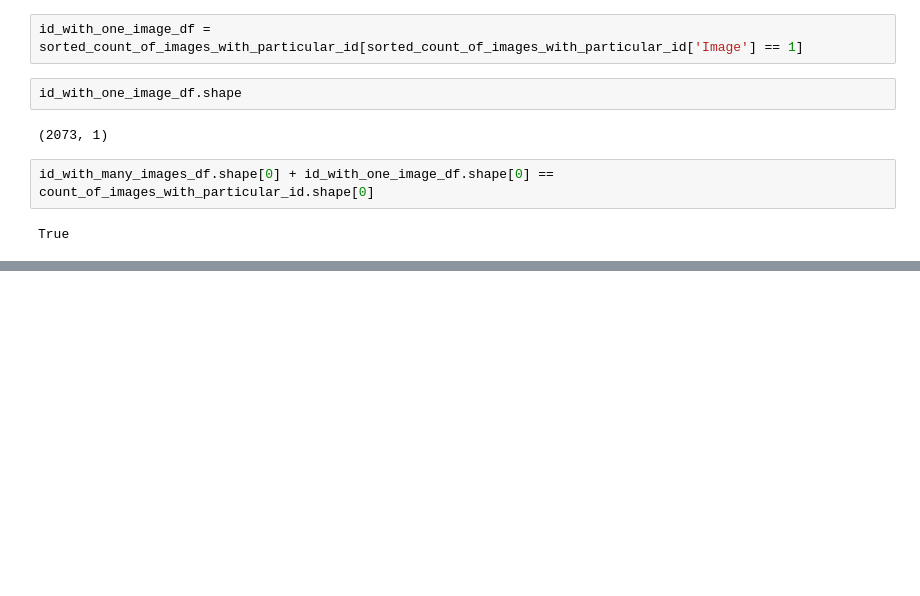
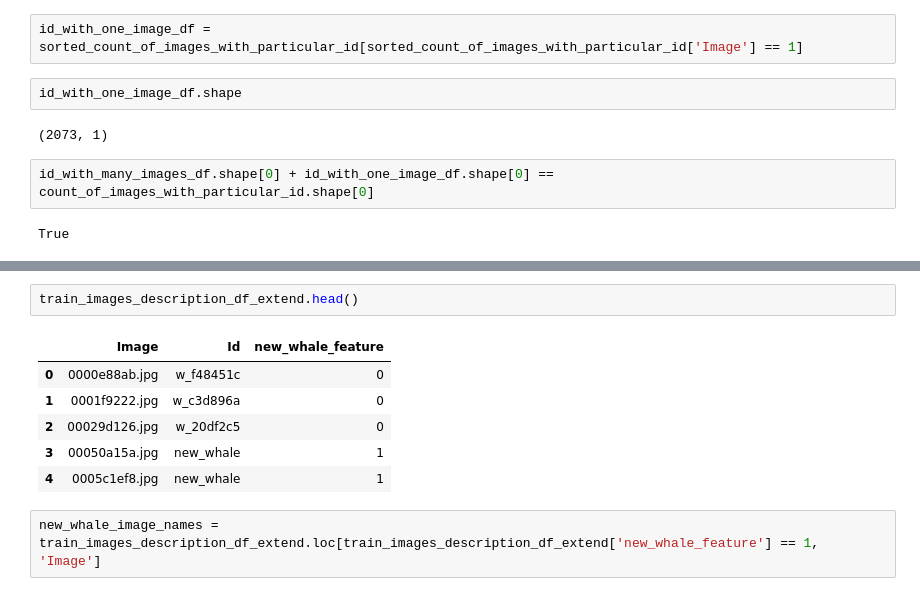
Before and after one commit to contemplat0r/Humpback_Whale_Identification, a Jupyter notebook: first_exp_eda_humpback_whale_identification-2.ipynb, the cells around one changed output, grey strips where cells are left out. Cells and saved outputs as stored; diff of their text form; blank space fills up the shorter version.

```diff
--- a/first_exp_eda_humpback_whale_identification-2.ipynb
+++ b/first_exp_eda_humpback_whale_identification-2.ipynb
@@ -606,0 +682,11 @@ True
+# %%
+train_images_description_df_extend.head()
+# %% [output]
+|  | Image | Id | new_whale_feature |
+| 0 | 0000e88ab.jpg | w_f48451c | 0 |
+| 1 | 0001f9222.jpg | w_c3d896a | 0 |
+| 2 | 00029d126.jpg | w_20df2c5 | 0 |
+| 3 | 00050a15a.jpg | new_whale | 1 |
+| 4 | 0005c1ef8.jpg | new_whale | 1 |
+# %%
+new_whale_image_names = train_images_description_df_extend.loc[train_images_description_df_extend['new_whale_feature'] == 1, 'Image']
```
Also changed, not shown: parts of 32 cells of this notebook, 1 other file.
